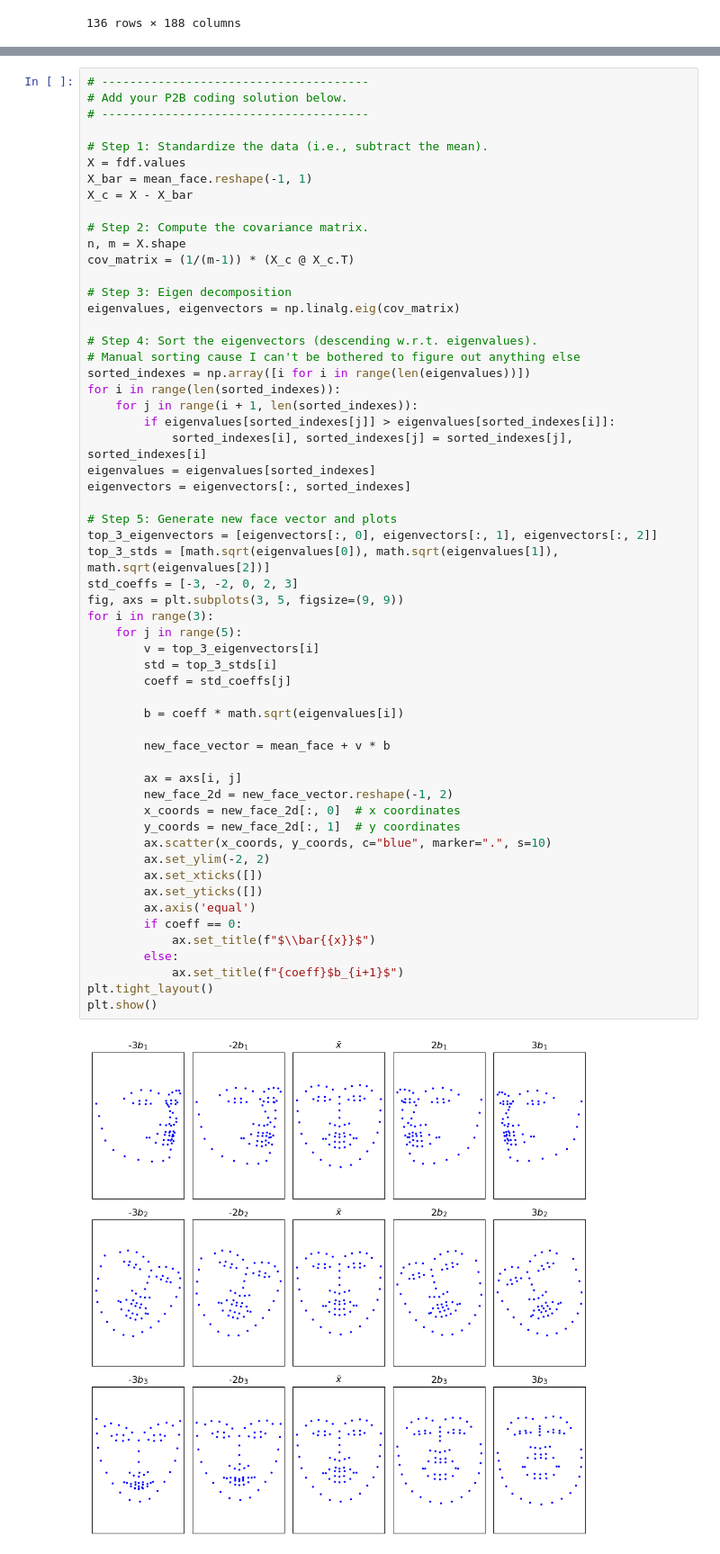
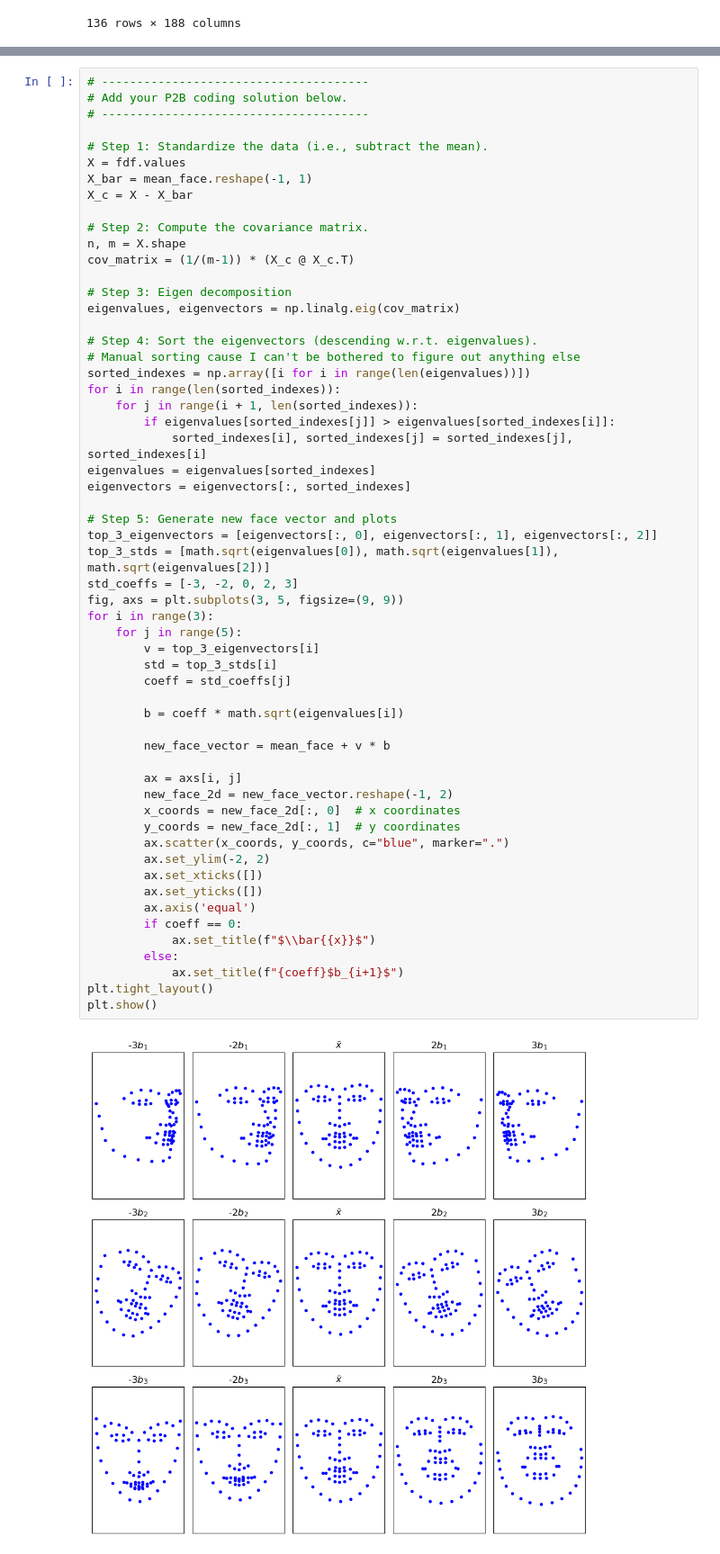
Before and after one commit to DYYasUNCStudent/COMP562, a Jupyter notebook: P2/P2_complete.ipynb, the cells around one changed output, grey strips where cells are left out. Shown: that part at 90% size. Cells and saved outputs as stored; diff of their text form.

Commit message:
Fix- default marker size for P2B

```diff
--- a/P2/P2_complete.ipynb
+++ b/P2/P2_complete.ipynb
@@ -380,32 +380,32 @@ eigenvectors = eigenvectors[:, sorted_indexes]
 # Step 5: Generate new face vector and plots
 top_3_eigenvectors = [eigenvectors[:, 0], eigenvectors[:, 1], eigenvectors[:, 2]]
 top_3_stds = [math.sqrt(eigenvalues[0]), math.sqrt(eigenvalues[1]), math.sqrt(eigenvalues[2])]
 std_coeffs = [-3, -2, 0, 2, 3]
 fig, axs = plt.subplots(3, 5, figsize=(9, 9))
 for i in range(3):
     for j in range(5):
         v = top_3_eigenvectors[i]
         std = top_3_stds[i]
         coeff = std_coeffs[j]
 
         b = coeff * math.sqrt(eigenvalues[i])
 
         new_face_vector = mean_face + v * b
 
         ax = axs[i, j]
         new_face_2d = new_face_vector.reshape(-1, 2)
         x_coords = new_face_2d[:, 0]  # x coordinates
         y_coords = new_face_2d[:, 1]  # y coordinates
-        ax.scatter(x_coords, y_coords, c="blue", marker=".", s=10)
+        ax.scatter(x_coords, y_coords, c="blue", marker=".")
         ax.set_ylim(-2, 2)
         ax.set_xticks([])
         ax.set_yticks([])
         ax.axis('equal')
         if coeff == 0:
             ax.set_title(f"$\\bar{{x}}$")
         else:
             ax.set_title(f"{coeff}$b_{i+1}$")
 plt.tight_layout()
 plt.show()
 # %% [output]
-[figure, old version]
+[figure, new version]
```
Also changed, not shown: parts of 1 cell of this notebook.
